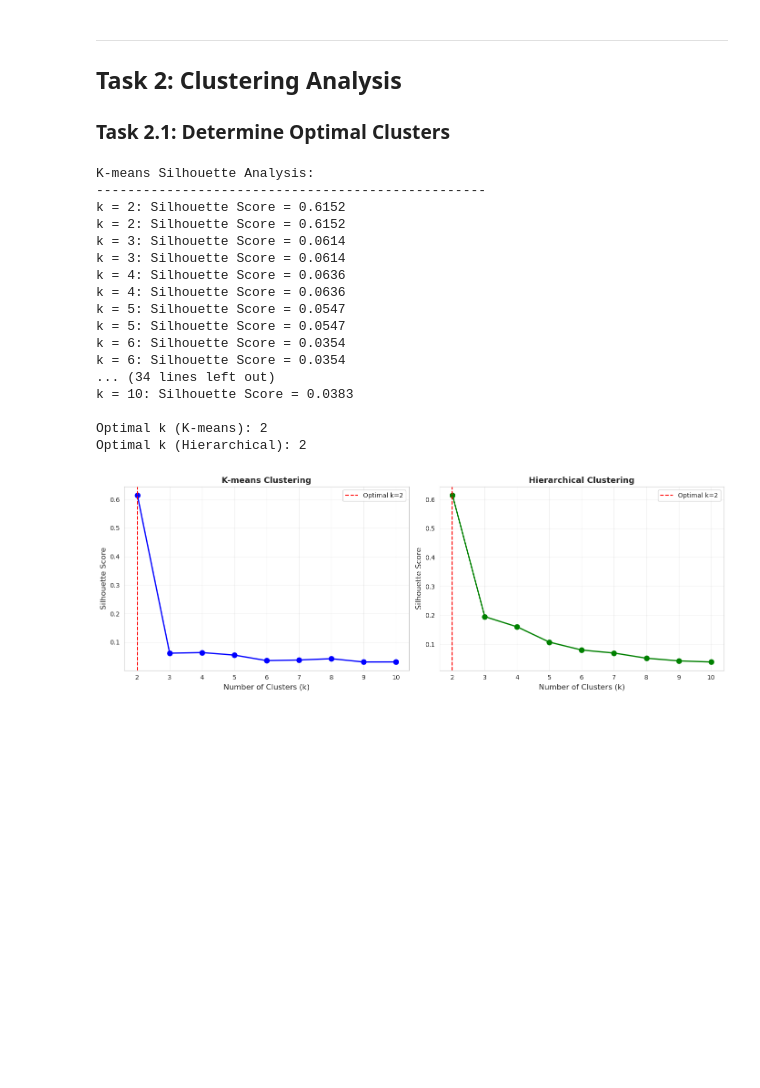
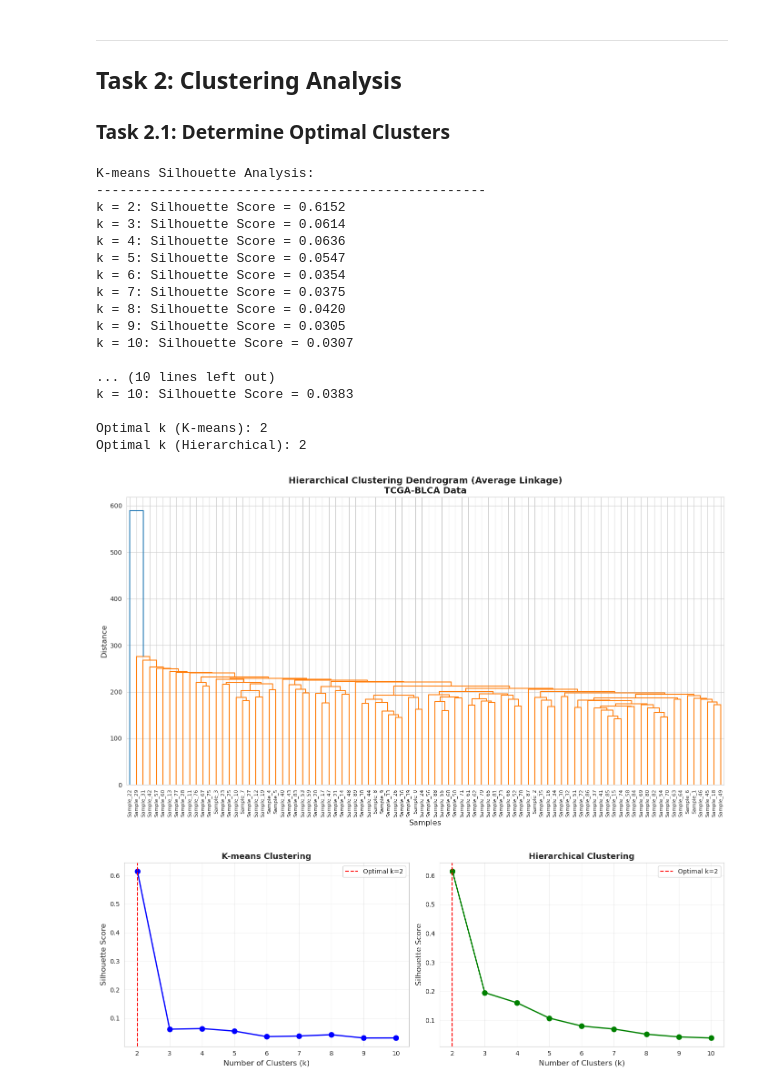
Before and after one commit to frankfurtmacmoses/frankfurtmacmoses.github.io, a Jupyter notebook: bio-informatics/final_project/final_project_solution.ipynb, the cells around one changed output. Drawn from its saved outputs; the diff is of its cells as text; code cells hidden in the pictures; blank space fills up the shorter version.

```diff
--- a/bio-informatics/final_project/final_project_solution.ipynb
+++ b/bio-informatics/final_project/final_project_solution.ipynb
@@ -87,25 +56,15 @@ Low Grade     50
 High Grade    40
 Name: count, dtype: int64
 # %%
-# Filter lowly expressed genes
-# Criteria: Raw count > 5 in at least 10% of samples
-
 def filter_low_expression(count_data, min_count=5, min_sample_fraction=0.1):
-    """
-    Filter genes with low expression.
-    Keep genes with count > min_count in at least min_sample_fraction of samples.
-    This follows the instruction: remove genes not expressed (count <= 5) in at least 10% of samples.
-    """
-    # Count samples where gene has count > threshold
+    """Filter genes with low expression (count > min_count in at least min_sample_fraction of samples)."""
     min_samples = int(count_data.shape[1] * min_sample_fraction)
     genes_pass = (count_data > min_count).sum(axis=1) >= min_samples
-
     filtered_data = count_data[genes_pass]
 
     print(f"Genes before filtering: {count_data.shape[0]}")
     print(f"Genes after filtering: {filtered_data.shape[0]}")
     print(f"Genes removed: {count_data.shape[0] - filtered_data.shape[0]}")
-    print(f"Threshold: count > {min_count} in at least {min_samples} samples ({min_sample_fraction*100}%)")
 
     return filtered_data
 
@@ -199,12 +148,11 @@ plt.show()
 ## Task 2: Clustering Analysis
 ### Task 2.1: Determine Optimal Clusters
 # %%
-# Prepare clustering data
 cluster_data = log_cpm_data.T
 cluster_data_scaled = StandardScaler().fit_transform(cluster_data)
 
-# K-means silhouette analysis
 silhouette_kmeans = []
+silhouette_hierarchical = []
 k_range = range(2, 11)
 
 print("K-means Silhouette Analysis:")
@@ -216,9 +164,6 @@ for k in k_range:
     silhouette_kmeans.append(silhouette_avg)
     print(f"k = {k}: Silhouette Score = {silhouette_avg:.4f}")
 
-# Hierarchical clustering silhouette analysis
-silhouette_hierarchical = []
-
 print("\nHierarchical Clustering Silhouette Analysis:")
 print("-" * 50)
 for k in k_range:
@@ -228,7 +173,6 @@ for k in k_range:
     silhouette_hierarchical.append(silhouette_avg)
     print(f"k = {k}: Silhouette Score = {silhouette_avg:.4f}")
 
-# Determine optimal k
 optimal_k_kmeans = k_range[np.argmax(silhouette_kmeans)]
 optimal_k_hierarchical = k_range[np.argmax(silhouette_hierarchical)]
 
@@ -238,18 +182,37 @@ print(f"Optimal k (Hierarchical): {optimal_k_hierarchical}")
 K-means Silhouette Analysis:
 --------------------------------------------------
 k = 2: Silhouette Score = 0.6152
-k = 2: Silhouette Score = 0.6152
-k = 3: Silhouette Score = 0.0614
 k = 3: Silhouette Score = 0.0614
 k = 4: Silhouette Score = 0.0636
-k = 4: Silhouette Score = 0.0636
-k = 5: Silhouette Score = 0.0547
 k = 5: Silhouette Score = 0.0547
 k = 6: Silhouette Score = 0.0354
-k = 6: Silhouette Score = 0.0354
-... (34 lines left out)
+k = 7: Silhouette Score = 0.0375
+k = 8: Silhouette Score = 0.0420
+k = 9: Silhouette Score = 0.0305
+k = 10: Silhouette Score = 0.0307
+
+... (10 lines left out)
 k = 10: Silhouette Score = 0.0383
 
 Optimal k (K-means): 2
 Optimal k (Hierarchical): 2
+# %%
+linkage_matrix = linkage(cluster_data_scaled, method='average')
+
+plt.figure(figsize=(14, 8))
+dendrogram(linkage_matrix,
+           labels=[f'Sample_{i}' for i in range(len(cluster_data_scaled))],
+           leaf_rotation=90,
+           leaf_font_size=8,
+           color_threshold=0.7*max(linkage_matrix[:,2]))
+
+plt.xlabel('Samples', fontsize=12)
+plt.ylabel('Distance', fontsize=12)
+plt.title('Hierarchical Clustering Dendrogram (Average Linkage)\nTCGA-BLCA Data',
+          fontsize=14, fontweight='bold')
+plt.tight_layout()
+plt.savefig('results/task2_dendrogram.png', dpi=300, bbox_inches='tight')
+plt.show()
+# %% [output]
+[figure, added]
 # %%
```
Also changed, not shown: parts of 24 cells of this notebook, 5 other files.
